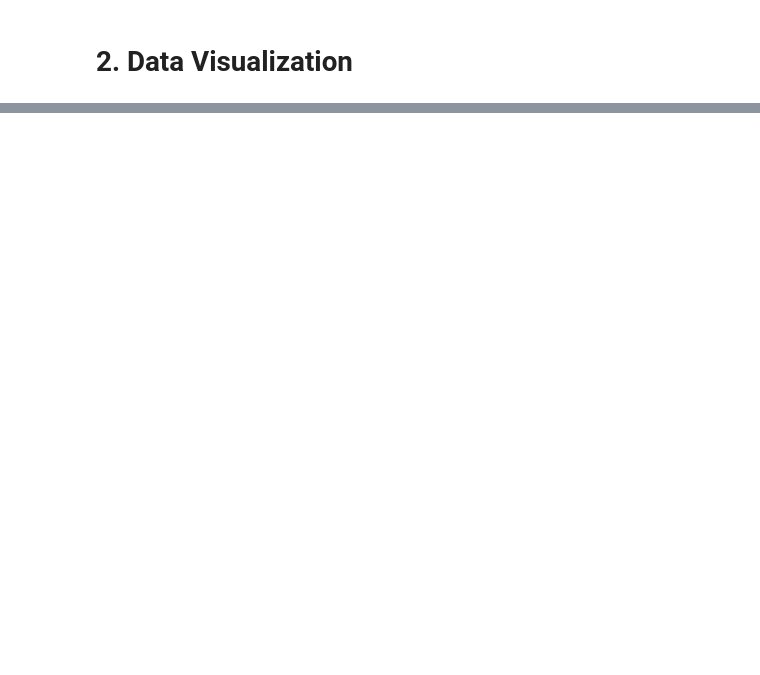
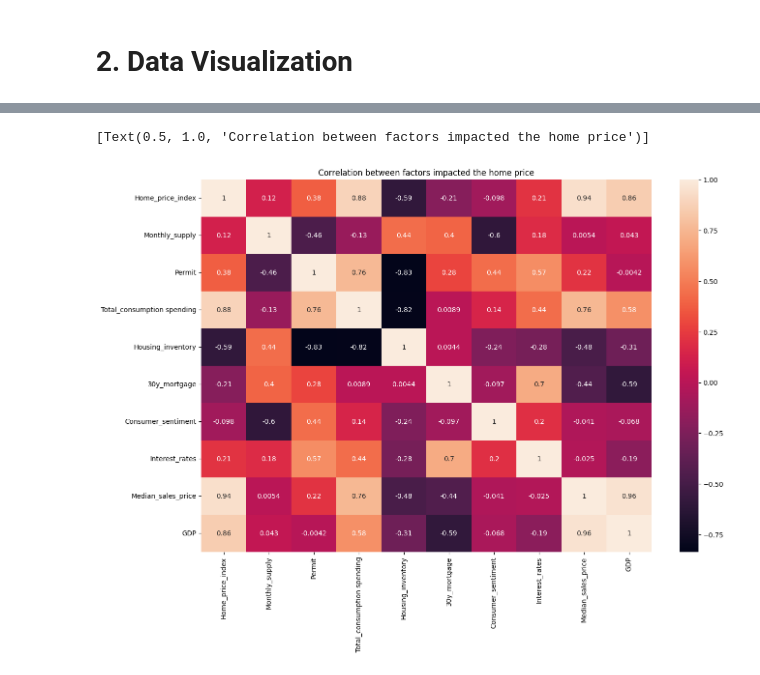
Before and after one commit to SabahatAnsari/HomePrice-USA, a Jupyter notebook: us-home-price.ipynb, the cells around one changed output, grey strips where cells are left out. Cells and saved outputs as stored; diff of their text form; code cells hidden in the pictures; blank space fills up the shorter version.

```diff
--- a/us-home-price.ipynb
+++ b/us-home-price.ipynb
@@ -213,0 +222,5 @@ sns.lineplot(data=df,x='Date',y='Monthly_supply',color='red',)
+# %%
+# relation betweeen the factors impacted the home prices for last 20 years
+
+correlation = df.drop('Date',axis=1)
+correlation.head(5)
@@ -213,0 +234,7 @@ sns.lineplot(data=df,x='Date',y='Monthly_supply',color='red',)
+# %%
+corr = correlation.corr()
+plt.figure(figsize=(15,10))
+sns.heatmap(data=corr,annot=True).set(title='Correlation between factors impacted the home price')
+# %% [output]
+[Text(0.5, 1.0, 'Correlation between factors impacted the home price')]
+[figure, added]
```
Also changed, not shown: parts of 33 cells of this notebook.
